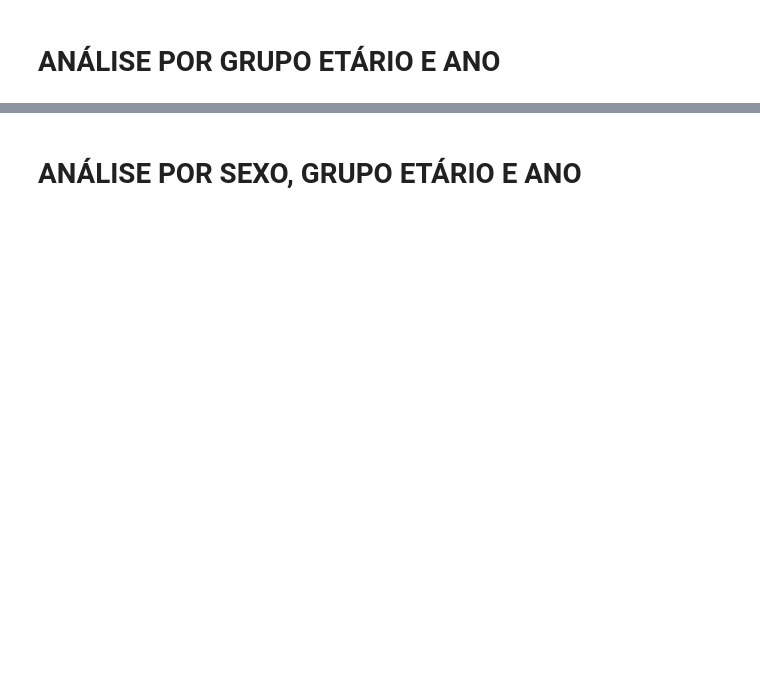
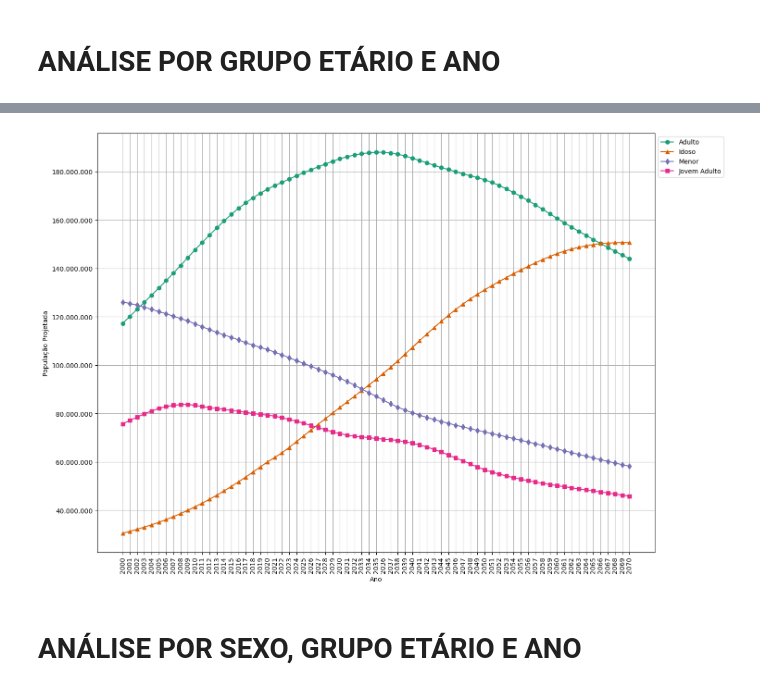
Before and after one commit to LazaroDamasceno/Rascunho-Artigo, a Jupyter notebook: analise_dados/projecao_populaco_ibge/pt_br/populacao_projetada.ipynb, the cells around one changed output, grey strips where cells are left out. Drawn from its saved outputs; the diff is of its cells as text; code cells hidden in the pictures; blank space fills up the shorter version.

```diff
--- a/analise_dados/projecao_populaco_ibge/pt_br/populacao_projetada.ipynb
+++ b/analise_dados/projecao_populaco_ibge/pt_br/populacao_projetada.ipynb
@@ -52,0 +112,9 @@ shape: (5, 4)
+# %%
+df_grupoetario_ano = df.with_columns(
+    grupo_etario = pl.col('idade').cut(
+        breaks=[18, 30, 60],
+        labels=['Menor', 'Jovem Adulto', 'Adulto', 'Idoso'],
+        left_closed=True
+)).group_by(['ano', 'grupo_etario']).agg(
+    pl.col('populacao_projetada').sum()
+).sort('ano', descending=False)
@@ -53,2 +132,32 @@ shape: (5, 4)
+# %%
+fig, ax = plt.subplots(figsize=(15, 10))
+
+cores = plt.get_cmap('Dark2').colors
+marcadores = ['o', '^', 'd', 's']
+
+for (grupo_etario, grupo), cor, marcador in zip(df_grupoetario_ano.group_by('grupo_etario'), cores, marcadores):
+    ax.plot(
+        grupo.select('ano'),
+        grupo.select('populacao_projetada'),
+        color=cor,
+        marker=marcador,
+        label=grupo_etario
+    )
+
+ax.set_ylabel('População Projetada')
+ax.set_xlabel('Ano')
+ax.grid()
+ax.tick_params('x', rotation=90)
+ax.set_xticks(anos)
+ax.legend(loc='upper left', bbox_to_anchor=(1, 1))
+ax.ticklabel_format(style='plain', axis='y')
+ax.get_yaxis().set_major_formatter(
+    ticker.FuncFormatter(lambda x, p: format(int(x), ',').replace(',', '.'))
+)
+
+plt.tight_layout()
+plt.show()
+# %% [output]
+[figure, added]
 # %% [markdown]
 # ANÁLISE POR SEXO, GRUPO ETÁRIO E ANO
```
Also changed, not shown: parts of 13 cells of this notebook, 11 other files.
